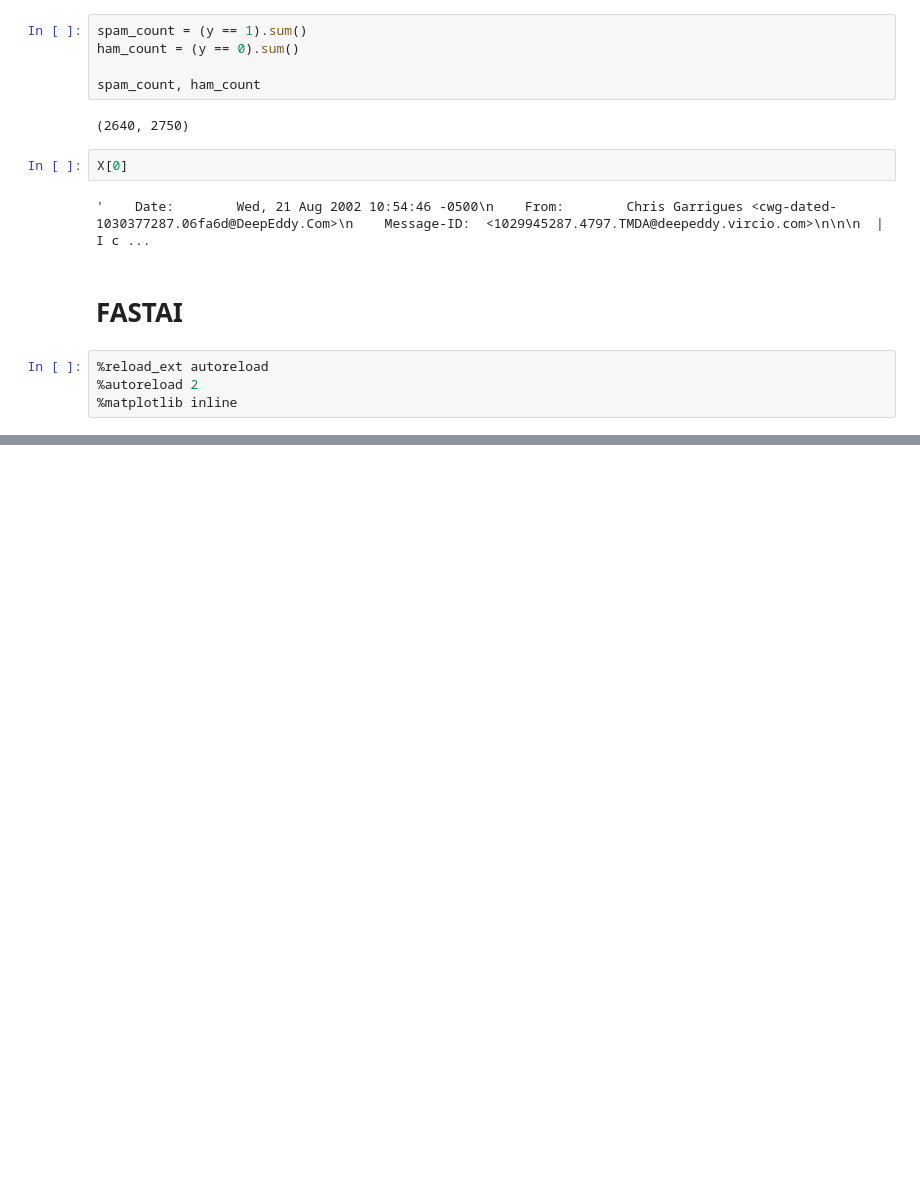
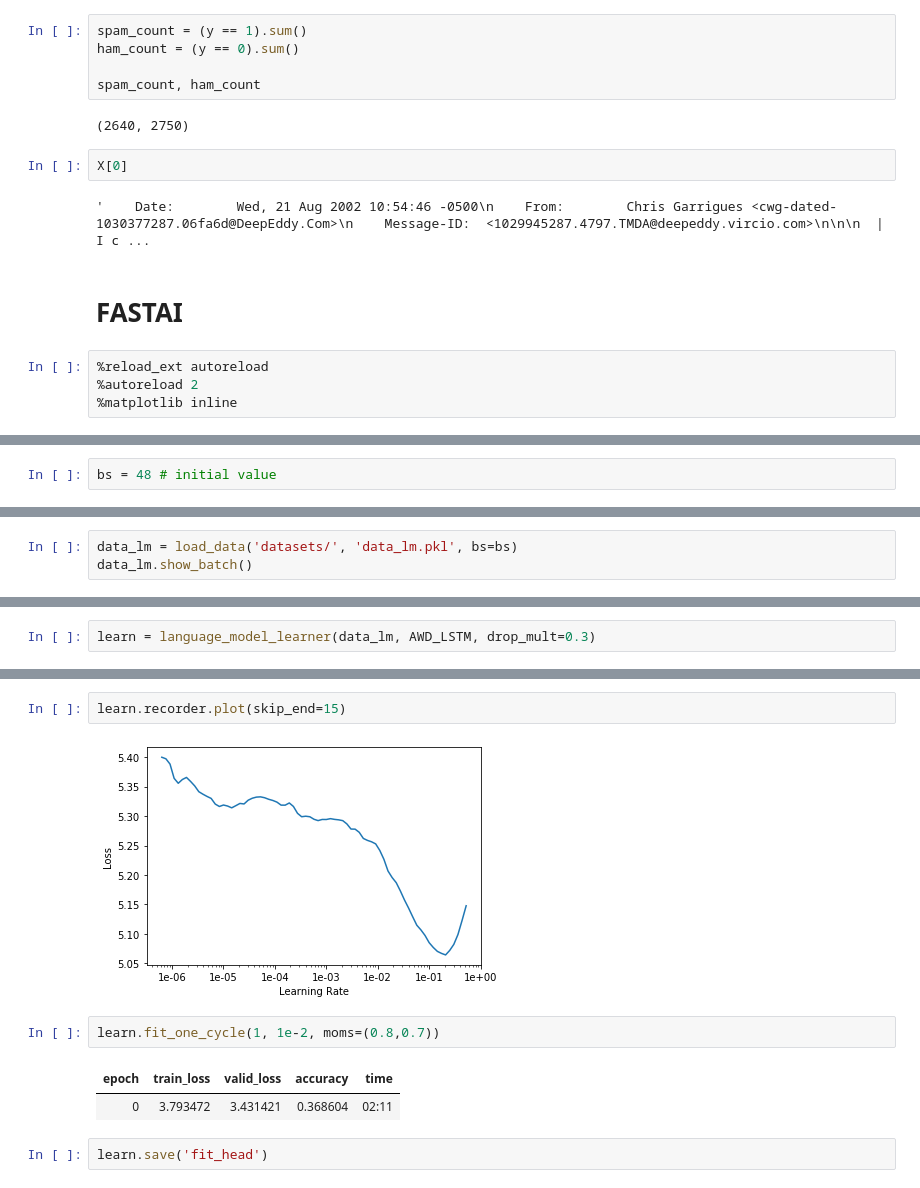
Before and after one commit to moaaztaha/Spam-Mail-Classifier, a Jupyter notebook: FASTAI.ipynb, the cells around one changed output, grey strips where cells are left out. Drawn from its saved outputs; the diff is of its cells as text; blank space fills up the shorter version.

Commit message:
Deep Learning+FASTAI

```diff
--- a/FASTAI.ipynb
+++ b/FASTAI.ipynb
@@ -24,0 +162,2 @@ from fastai.text import *
+# %%
+bs = 48 # initial value
@@ -24,0 +220,3 @@ from fastai.text import *
+# %%
+data_lm = load_data('datasets/', 'data_lm.pkl', bs=bs)
+data_lm.show_batch()
@@ -24,0 +230,2 @@ from fastai.text import *
+# %%
+learn = language_model_learner(data_lm, AWD_LSTM, drop_mult=0.3)
@@ -24,0 +237,11 @@ from fastai.text import *
+# %%
+learn.recorder.plot(skip_end=15)
+# %% [output]
+[figure, added]
+# %%
+learn.fit_one_cycle(1, 1e-2, moms=(0.8,0.7))
+# %% [output]
+| epoch | train_loss | valid_loss | accuracy | time |
+| 0 | 3.793472 | 3.431421 | 0.368604 | 02:11 |
+# %%
+learn.save('fit_head')
```
Also changed, not shown: parts of 55 cells of this notebook, 2 other files.
